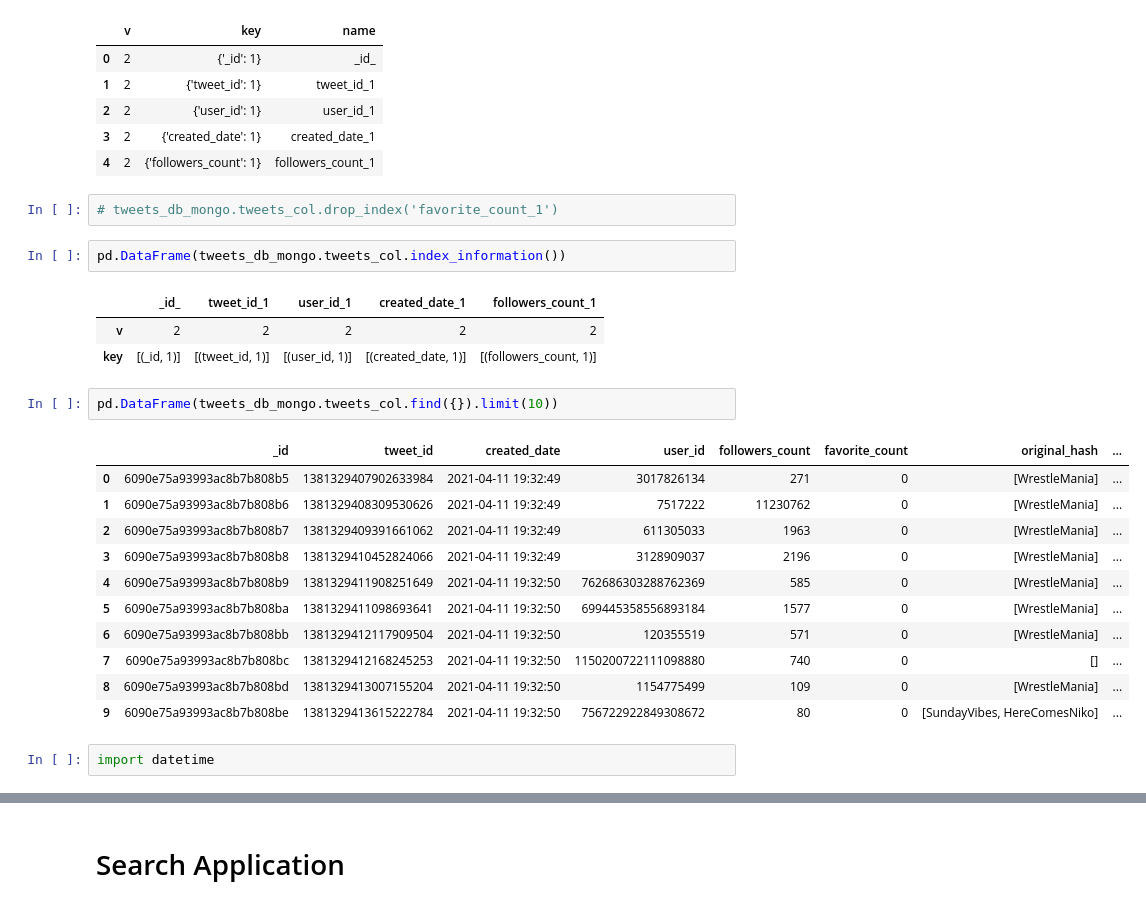
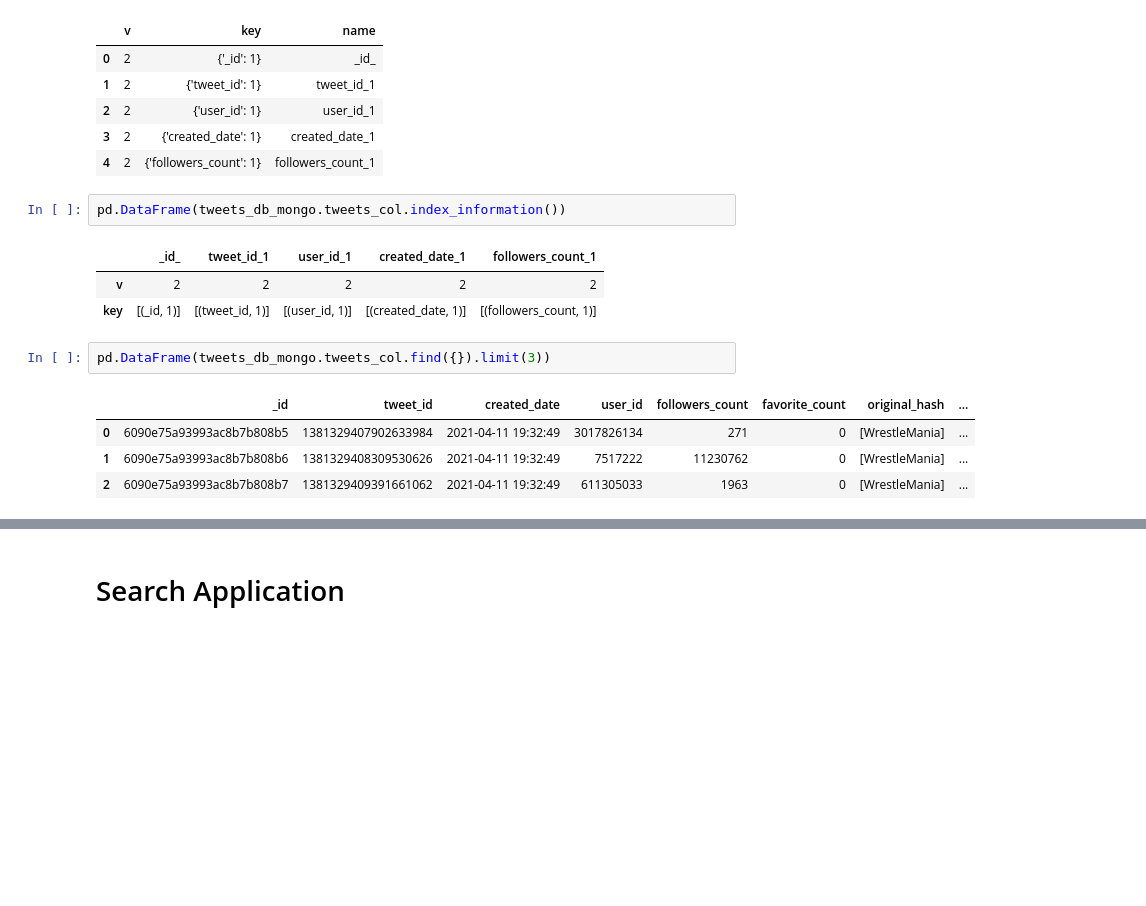
Before and after one commit to yanbronshtein/DataManagementFinalProject_Repo, a Jupyter notebook: group6_twitter_proj.ipynb, the cells around one changed output, grey strips where cells are left out. Saved outputs shown, nothing was run; the diff lists cells and outputs as text; blank space fills up the shorter version.

```diff
--- a/group6_twitter_proj.ipynb
+++ b/group6_twitter_proj.ipynb
@@ -338,8 +279,6 @@ pd.DataFrame(tweets_db_mongo.tweets_col.list_indexes())
 | 2 | 2 | {'user_id': 1} | user_id_1 |
 | 3 | 2 | {'created_date': 1} | created_date_1 |
 | 4 | 2 | {'followers_count': 1} | followers_count_1 |
-# %%
-# tweets_db_mongo.tweets_col.drop_index('favorite_count_1')
 # %%
 pd.DataFrame(tweets_db_mongo.tweets_col.index_information())
 # %% [output]
@@ -347,18 +286,9 @@ pd.DataFrame(tweets_db_mongo.tweets_col.index_information())
 | v | 2 | 2 | 2 | 2 | 2 |
 | key | [(_id, 1)] | [(tweet_id, 1)] | [(user_id, 1)] | [(created_date, 1)] | [(followers_count, 1)] |
 # %%
-pd.DataFrame(tweets_db_mongo.tweets_col.find({}).limit(10))
+pd.DataFrame(tweets_db_mongo.tweets_col.find({}).limit(3))
 # %% [output]
 |  | _id | tweet_id | created_date | user_id | followers_count | favorite_count | original_hash | ... |
 | 0 | 6090e75a93993ac8b7b808b5 | 1381329407902633984 | 2021-04-11 19:32:49 | 3017826134 | 271 | 0 | [WrestleMania] | ... |
 | 1 | 6090e75a93993ac8b7b808b6 | 1381329408309530626 | 2021-04-11 19:32:49 | 7517222 | 11230762 | 0 | [WrestleMania] | ... |
 | 2 | 6090e75a93993ac8b7b808b7 | 1381329409391661062 | 2021-04-11 19:32:49 | 611305033 | 1963 | 0 | [WrestleMania] | ... |
-| 3 | 6090e75a93993ac8b7b808b8 | 1381329410452824066 | 2021-04-11 19:32:49 | 3128909037 | 2196 | 0 | [WrestleMania] | ... |
-| 4 | 6090e75a93993ac8b7b808b9 | 1381329411908251649 | 2021-04-11 19:32:50 | 762686303288762369 | 585 | 0 | [WrestleMania] | ... |
-| 5 | 6090e75a93993ac8b7b808ba | 1381329411098693641 | 2021-04-11 19:32:50 | 699445358556893184 | 1577 | 0 | [WrestleMania] | ... |
-| 6 | 6090e75a93993ac8b7b808bb | 1381329412117909504 | 2021-04-11 19:32:50 | 120355519 | 571 | 0 | [WrestleMania] | ... |
-| 7 | 6090e75a93993ac8b7b808bc | 1381329412168245253 | 2021-04-11 19:32:50 | 1150200722111098880 | 740 | 0 | [] | ... |
-| 8 | 6090e75a93993ac8b7b808bd | 1381329413007155204 | 2021-04-11 19:32:50 | 1154775499 | 109 | 0 | [WrestleMania] | ... |
-| 9 | 6090e75a93993ac8b7b808be | 1381329413615222784 | 2021-04-11 19:32:50 | 756722922849308672 | 80 | 0 | [SundayVibes, HereComesNiko] | ... |
-# %%
-import datetime
```
Also changed, not shown: parts of 18 cells of this notebook.
